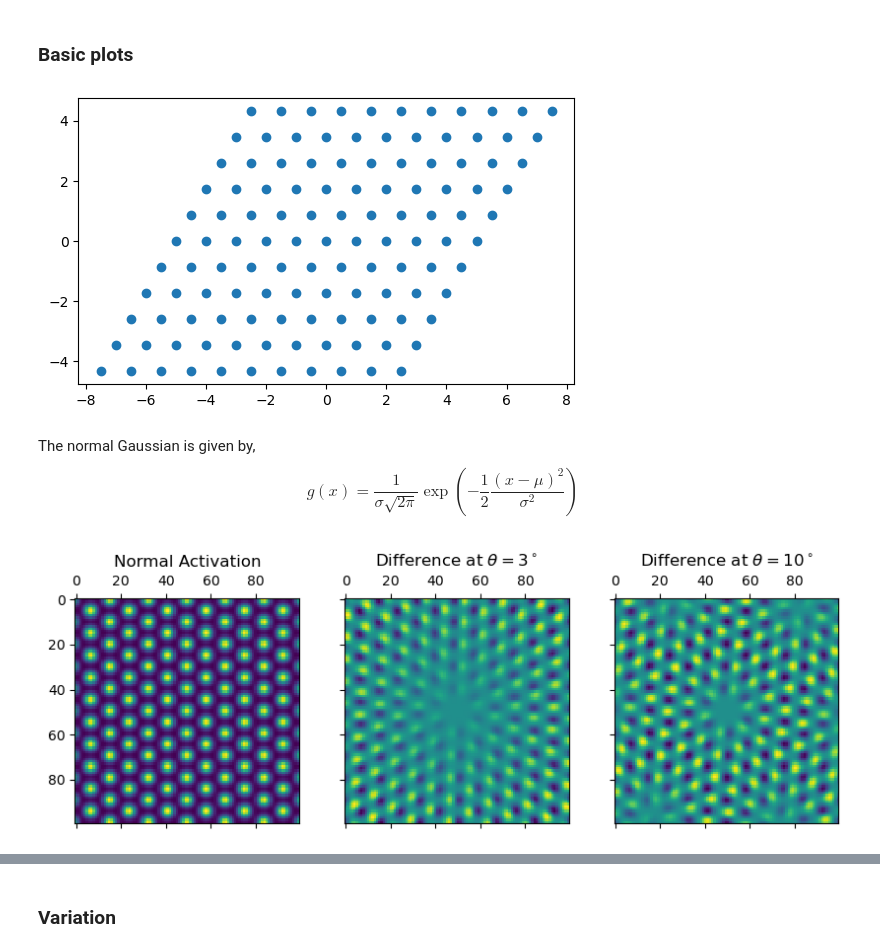
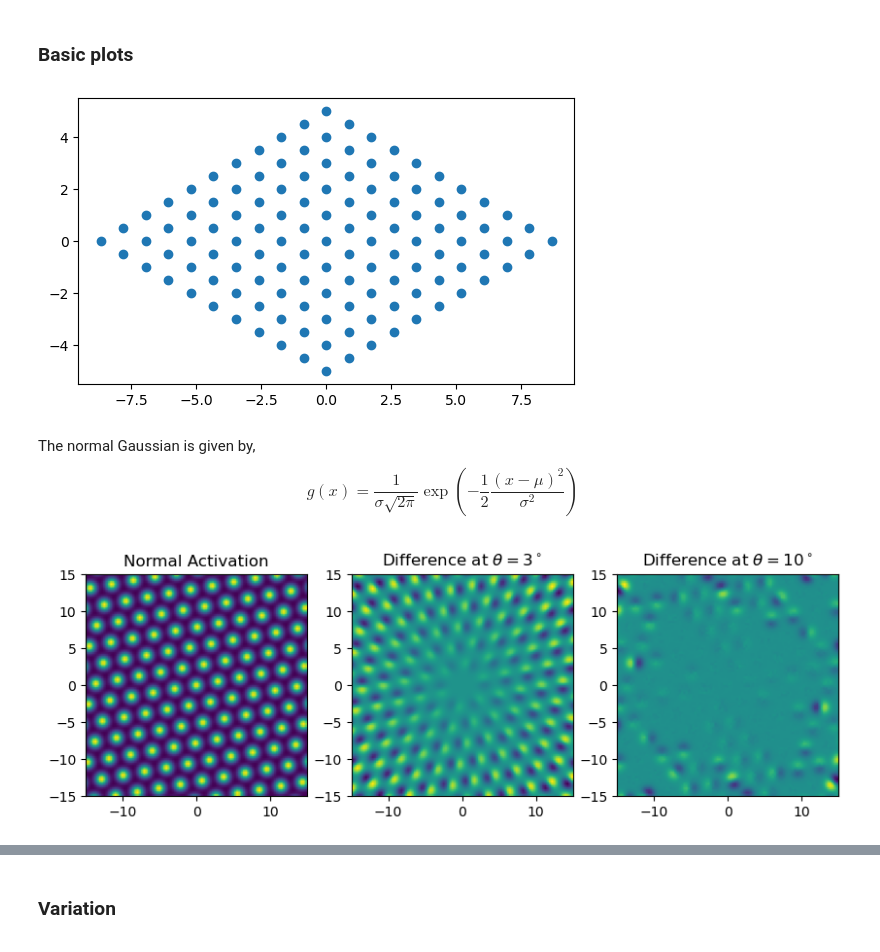
Before and after one commit to MathePhysics/GriDDE, a Jupyter notebook: ipynb/ActivityDiff.ipynb, the cells around one changed output, grey strips where cells are left out. Saved outputs shown, nothing was run; the diff lists cells and outputs as text; code cells hidden in the pictures.

```diff
--- a/ipynb/ActivityDiff.ipynb
+++ b/ipynb/ActivityDiff.ipynb
@@ -12,3 +9,8 @@ num_points = 500
+# %%
+s = 0.2
+N = 50
+R = 50
+num_points = 100
 # %% [markdown]
 ### Basic plots
 # %%
@@ -20,22 +22,22 @@ def Lattice(l=1,l0=[0,0],t0=0,N=3):
     m,n = np.meshgrid(mlist,nlist)
     a0 = np.array([(3**0.5)/2,1/2]) *l
     b0 = np.array([(3**0.5)/2,-1/2]) *l
-    # a = a0 + *l + l0[0]
-    # b = np.array([3**0.5/2,-1/2]) *l + l0[1]
 
     # apply rotation
     theta = np.radians(t0)
     c, s = np.cos(theta), np.sin(theta)
     R = np.array(((c, -s), (s, c)))
     a,b = R@a0 + l0[0], R@b0 + l0[1]
-    return np.outer(a,m.flatten()) + np.outer(b,n.flatten())
+    X = a[0]*m + b[0]*n
+    Y = a[1]*m + b[1]*n
+    return X,Y
 # %%
-plt.scatter(*Lattice(l=1,t0=30,N=5))
+plt.scatter(*Lattice(l=1,t0=0,N=5))
 # plt.set_aspect('equal', adjustable='box')
 plt.axis('scaled')
 plt.show()
 # %% [output]
-[figure, old version]
+[figure, new version]
 # %% [markdown]
 The normal Gaussian is given by,
 $$ \displaystyle g(x)={\frac {1}{\sigma {\sqrt {2\pi }}}}\exp \left(-{\frac {1}{2}}{\frac {(x-\mu )^{2}}{\sigma ^{2}}}\right) $$
@@ -45,30 +47,30 @@ def GaussLattice(x,y,X,Y,s=1):
     exponent = (np.subtract.outer(X,x))**2  + (np.subtract.outer(Y,y))**2
     # print(exponent.shape)
     explat = np.exp(exponent / (-2*(s**2)))     # lattice of exponentials
-    return np.sum(explat, axis=0)
+    return np.sum(explat, axis=(0,1))
 # %%
-X1,Y1 = Lattice(l=1,t0=0,N=10)
-X2,Y2 = Lattice(l=1,t0=3,N=10)
-X3,Y3 = Lattice(l=1,t0=10,N=10)
-
+# s = 0.2
+X1,Y1 = Lattice(l=1,t0=40,N=10)
+X2,Y2 = Lattice(l=1,t0=42,N=10)
+X3,Y3 = Lattice(l=1,t0=100,N=10)
 # print(X.shape,Y.shape)
-xyrange = np.linspace(-5,5,100)
+xyrange = np.linspace(-5,5,num_points)
 x,y = np.meshgrid(xyrange,xyrange)
-Z1 = GaussLattice(x,y,X1,Y1,s=0.2)
-Z2 = GaussLattice(x,y,X2,Y2,s=0.2)
-Z3 = GaussLattice(x,y,X3,Y3,s=0.2)
+Z1 = GaussLattice(x,y,X1,Y1,s=s)
+Z2 = GaussLattice(x,y,X2,Y2,s=s)
+Z3 = GaussLattice(x,y,X3,Y3,s=s)
 # %%
-fig, ax = plt.subplots(1,3, figsize=(10,30), sharex=True, sharey=True)
+fig, ax = plt.subplots(1,3, figsize=(10,30))
 
-ax[0].matshow(Z1)
+ax[0].imshow(Z1,origin='lower',extent=[-15,15,-15,15])
 ax[0].set_title("Normal Activation")
 
-ax[1].matshow(Z2-Z1)
+ax[1].imshow(Z2-Z1,origin='lower',extent=[-15,15,-15,15])
 ax[1].set_title(r"Difference at $\theta=3^\circ$")
 
-ax[2].matshow(Z3-Z1)
+ax[2].imshow(Z3-Z1,origin='lower',extent=[-15,15,-15,15])
 ax[2].set_title(r"Difference at $\theta=10^\circ$")
 
 plt.show()
 # %% [output]
-[figure, old version]
+[figure, new version]
```
Also changed, not shown: parts of 15 cells of this notebook, 1 other file.
